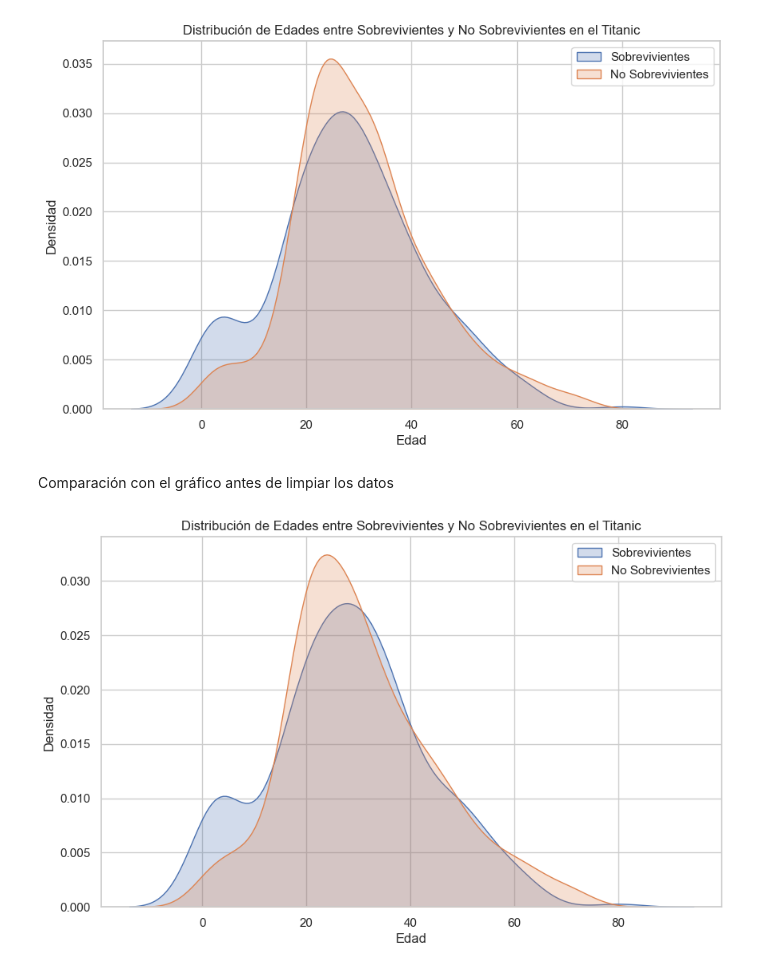
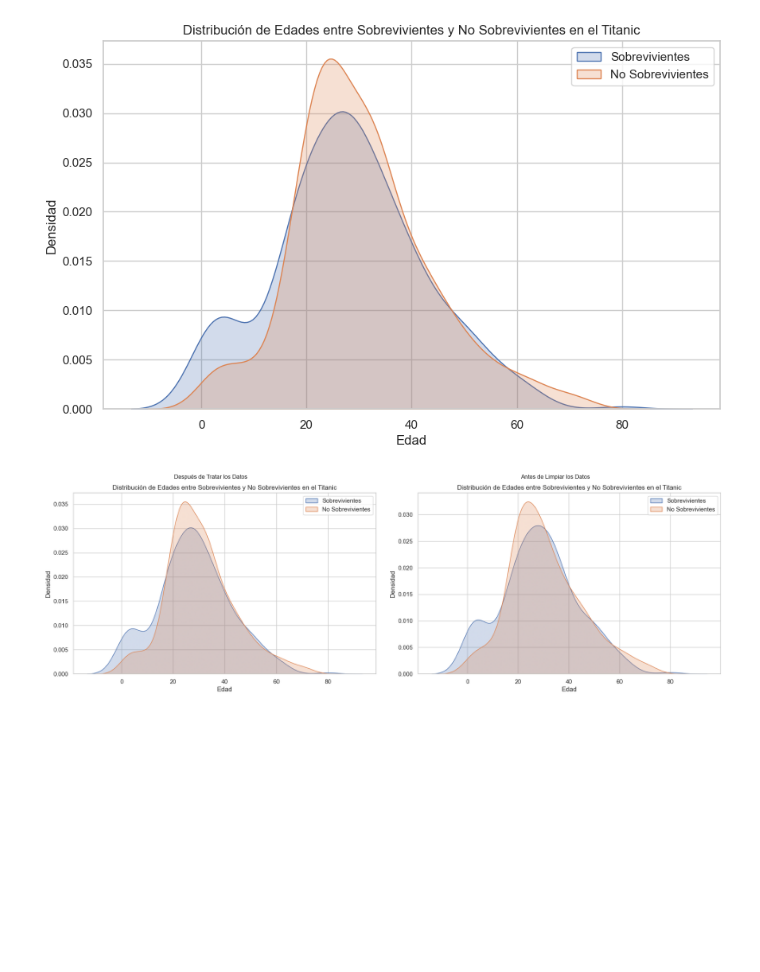
Before and after one commit to DaaviidOC/Analysis_Titanic, a Jupyter notebook: app/Analysis_Titanic.ipynb, the cells around one changed output. Cells and saved outputs as stored; diff of their text form; code cells hidden in the pictures; blank space fills up the shorter version.

```diff
--- a/app/Analysis_Titanic.ipynb
+++ b/app/Analysis_Titanic.ipynb
@@ -507,7 +519,42 @@ plt.legend()
 plt.show()
 # %% [output]
 [figure]
-# %% [markdown]
-Comparación con el gráfico antes de limpiar los datos
-# %% [markdown]
-![image.png](attachment:image.png)
+# %%
+# Creamos un DataFrame de ejemplo con datos aleatorios para simular los datos del usuario.
+np.random.seed(0)
+titanic_data_example = pd.DataFrame({
+    'Age': np.random.uniform(0, 80, 1000),
+    'Survived': np.random.randint(0, 2, 1000)
+})
+
+# Ahora simularemos la limpieza de datos. Para el ejemplo, simplemente vamos a asegurarnos de que
+# los datos estén dentro de un rango razonable y no haya valores negativos o extremadamente grandes.
+titanic_data_cleaned = titanic_data_example[(titanic_data_example['Age'] >= 0) &
+                                            (titanic_data_example['Age'] <= 80)]
+
+# Cargaremos ambas imágenes y las mostramos usando subplots.
+# Definimos la ruta a las imágenes que vamos a mostrar.
+img_path_cleaned = 'C:/Users/David/Desktop/upgrade_python/temario_bootcamp/Modulo1/Proyecto-Módulo1/Ejercicio3-Titanic/output3.png'  # Esta sería la primera imagen (después de tratar los datos)
+img_path_uncleaned = 'C:/Users/David/Desktop/upgrade_python/temario_bootcamp/Modulo1/Proyecto-Módulo1/Ejercicio3-Titanic/output2.png'  # Esta sería la segunda imagen (antes de limpiar los datos)
+
+# Cargamos las imágenes.
+img_cleaned = mpimg.imread(img_path_cleaned)
+img_uncleaned = mpimg.imread(img_path_uncleaned)
+
+# Creamos la figura y los ejes para los subplots.
+fig, axs = plt.subplots(1, 2, figsize=(20, 10))
+
+# Mostramos cada imagen en su respectivo eje.
+axs[0].imshow(img_cleaned)
+axs[0].axis('off')  # Ocultamos los ejes para la primera imagen
+axs[0].set_title('Después de Tratar los Datos')
+
+axs[1].imshow(img_uncleaned)
+axs[1].axis('off')  # Ocultamos los ejes para la segunda imagen
+axs[1].set_title('Antes de Limpiar los Datos')
+
+plt.tight_layout()
+
+plt.show()
+# %% [output]
+[figure, added]
```
Also changed, not shown: parts of 5 cells of this notebook.
